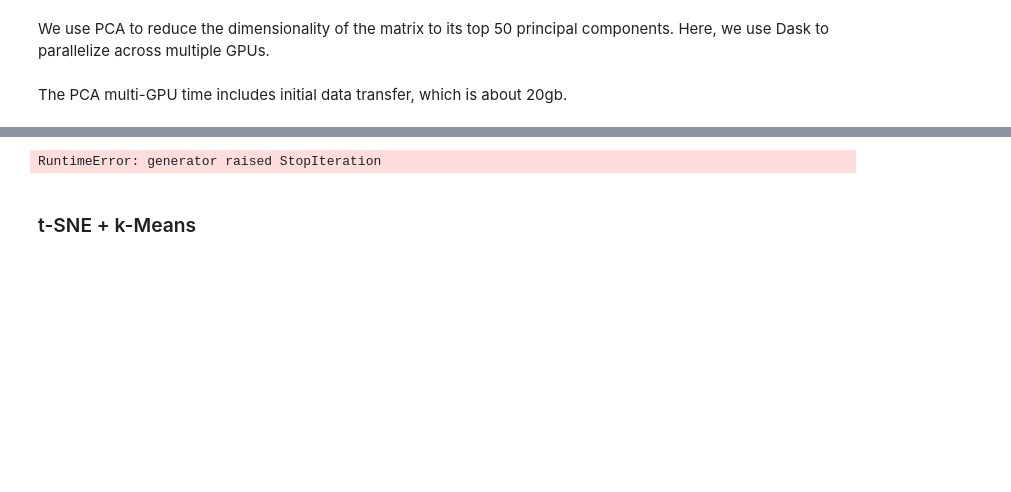
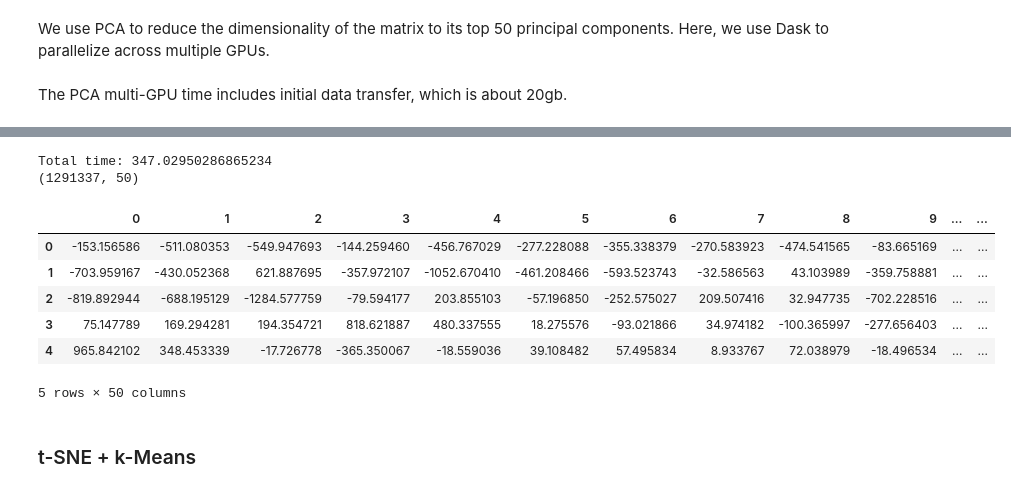
Before and after one commit to NVIDIA-Genomics-Research/rapids-single-cell-examples, a Jupyter notebook: notebooks/1M_brain_gpu_analysis_multigpu-2.ipynb, the cells around one changed output, grey strips where cells are left out. Saved outputs shown, nothing was run; the diff lists cells and outputs as text; code cells hidden in the pictures; blank space fills up the shorter version.

Commit message:
Fix to speedup PCA. Runtime reduced from 29min to 1min.

```diff
--- a/notebooks/1M_brain_gpu_analysis_multigpu-2.ipynb
+++ b/notebooks/1M_brain_gpu_analysis_multigpu-2.ipynb
@@ -724,7 +672,6 @@ Finally, we scale the count matrix to obtain a z-score and apply a cutoff value
 # sparse_gpu_array = rapids_scanpy_funcs.scale(sparse_gpu_array, max_value=10)
 
 max_value=10
-
 
 @with_cupy_rmm
 def clip(arr, client, max_value=10):
@@ -733,9 +680,7 @@ def clip(arr, client, max_value=10):
     def __clip(x, max_value):
         return x.clip(a_max=max_value)
 
-    print('Before sync')
     parts = client.sync(_extract_partitions, arr)
-    print('creating futures')
     futures = [client.submit(__clip,
                              part,
                              max_value,
@@ -743,14 +688,12 @@ def clip(arr, client, max_value=10):
                              pure=False)
                for w, part in parts]
     objs = []
-    print('created ', len(futures), ' futures')
     for i in range(len(futures)):
-        if i % 500 == 0:
         obj = dask.array.from_delayed(futures[i],
                                       shape=futures[i].result().shape,
                                       dtype=cp.float32)
         objs.append(obj)
-    print('collected ', len(objs), ' results')
+
     return dask.array.concatenate(objs, axis=1)
 
 sparse_gpu_array = result
@@ -759,14 +702,10 @@ temp_array = dask.array.subtract(sparse_gpu_array, mean)
 
 stddev = dask.array.sqrt(mean.var())
 temp_array = dask.array.true_divide(temp_array, stddev)
-client.rebalance()
-print('1', time.time())
-# sparse_gpu_array
-print('2', time.time())
-result = clip(temp_array, client, max_value)
-print('Part 3', time.time())
+sparse_gpu_array = clip(temp_array, client, max_value)
 
 del stddev
 del temp_array
 del mean
+sparse_gpu_array
 # %% [output]
@@ -847,13 +774,0 @@ distributed.nanny - WARNING - Worker process still alive after 3 seconds, killin
-# %%
-%%time
-pca = cu_dask_PCA(n_components=n_components, client=client)
-# dask_reduced_df = pca.fit_transform(dask_cu_df)
-
-pca.fit(dask_cu_df)
-dask_reduced_df = pca.transform(dask_cu_df)
-
-# TODO: Following line is a bottleneck
-reduced_df = dask_reduced_df.compute()
-reduced_df.shape
-# %% [output]
-RuntimeError: generator raised StopIteration
@@ -862,3 +775,17 @@ RuntimeError: generator raised StopIteration
+# %%
+print("Total time: %s" % (time.time() - start_time))
+print(reduced_df.shape)
+reduced_df.head()
+# %% [output]
+Total time: 347.02950286865234
+(1291337, 50)
+|  | 0 | 1 | 2 | 3 | 4 | 5 | 6 | 7 | 8 | 9 | ... | ... |
+| 0 | -153.156586 | -511.080353 | -549.947693 | -144.259460 | -456.767029 | -277.228088 | -355.338379 | -270.583923 | -474.541565 | -83.665169 | ... | ... |
+| 1 | -703.959167 | -430.052368 | 621.887695 | -357.972107 | -1052.670410 | -461.208466 | -593.523743 | -32.586563 | 43.103989 | -359.758881 | ... | ... |
+| 2 | -819.892944 | -688.195129 | -1284.577759 | -79.594177 | 203.855103 | -57.196850 | -252.575027 | 209.507416 | 32.947735 | -702.228516 | ... | ... |
+| 3 | 75.147789 | 169.294281 | 194.354721 | 818.621887 | 480.337555 | 18.275576 | -93.021866 | 34.974182 | -100.365997 | -277.656403 | ... | ... |
+| 4 | 965.842102 | 348.453339 | -17.726778 | -365.350067 | -18.559036 | 39.108482 | 57.495834 | 8.933767 | 72.038979 | -18.496534 | ... | ... |
+5 rows × 50 columns
 # %% [markdown]
 ### t-SNE + k-Means
 # %%
```
Also changed, not shown: parts of 28 cells of this notebook.
